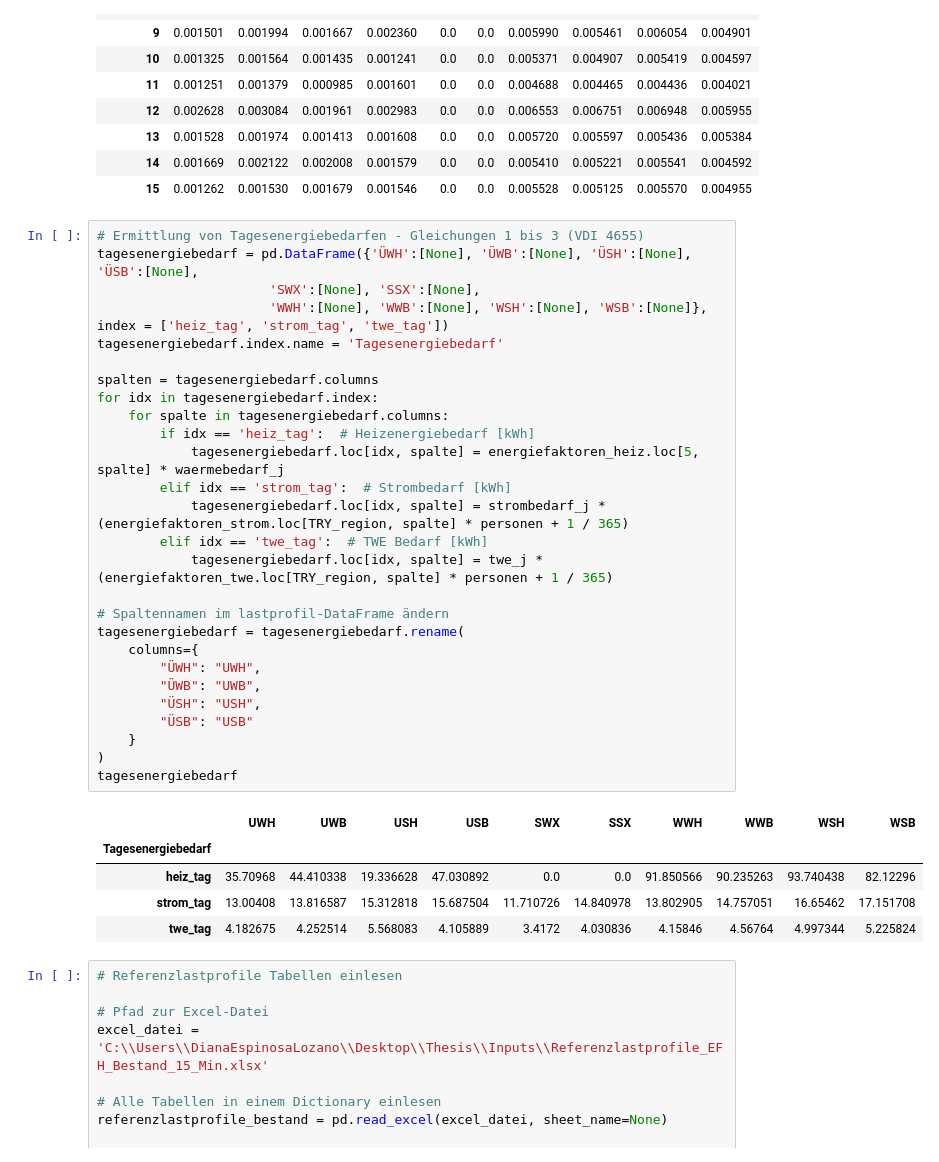
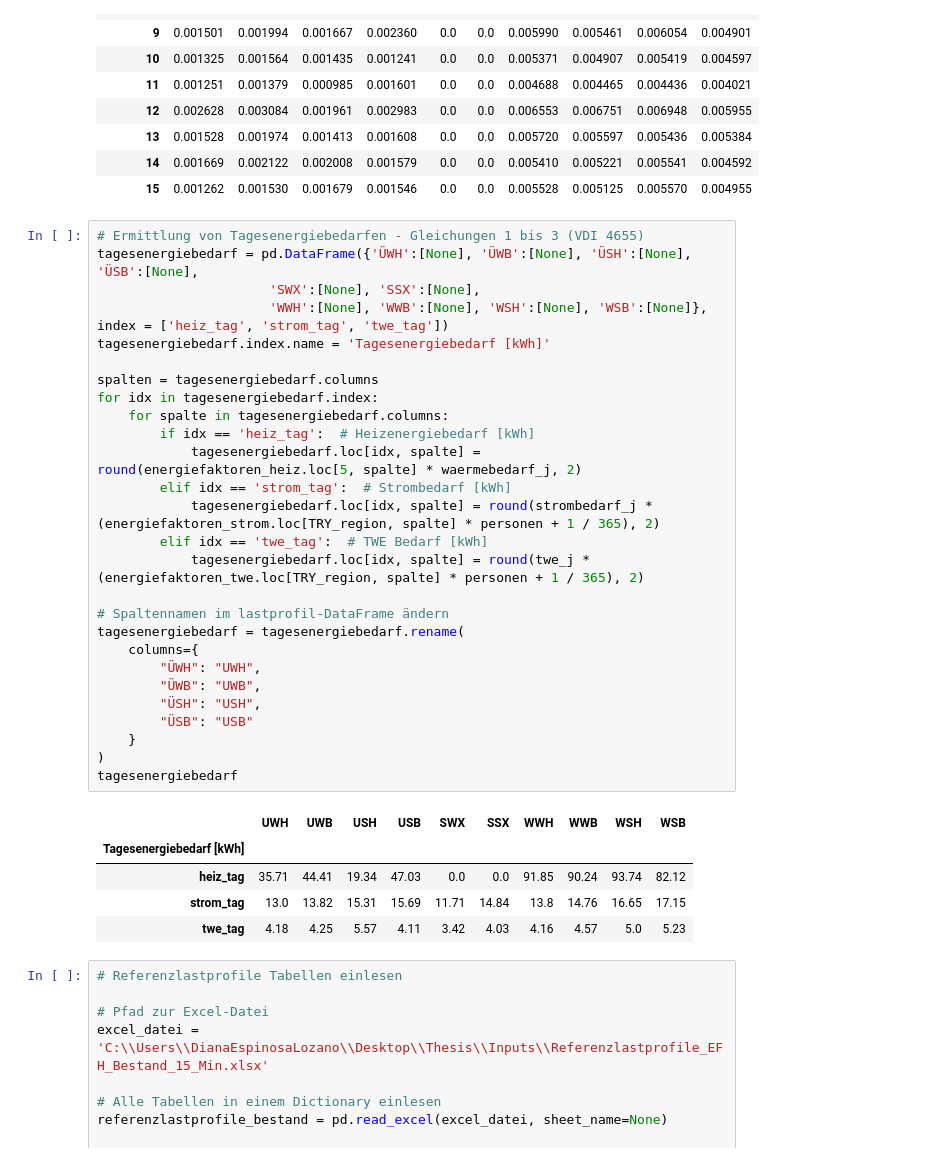
Before and after one commit to d-esplo/hemsrechner, a Jupyter notebook: wp_auswahl_250108.ipynb, the cells around one changed output. Saved outputs shown, nothing was run; the diff lists cells and outputs as text.

```diff
--- a/wp_auswahl_250108.ipynb
+++ b/wp_auswahl_250108.ipynb
@@ -158,36 +163,36 @@ energiefaktoren_heiz
 # %%
 # Ermittlung von Tagesenergiebedarfen - Gleichungen 1 bis 3 (VDI 4655)
 tagesenergiebedarf = pd.DataFrame({'ÜWH':[None], 'ÜWB':[None], 'ÜSH':[None], 'ÜSB':[None],
                       'SWX':[None], 'SSX':[None],
                       'WWH':[None], 'WWB':[None], 'WSH':[None], 'WSB':[None]}, index = ['heiz_tag', 'strom_tag', 'twe_tag'])
-tagesenergiebedarf.index.name = 'Tagesenergiebedarf'
+tagesenergiebedarf.index.name = 'Tagesenergiebedarf [kWh]'
 
 spalten = tagesenergiebedarf.columns
 for idx in tagesenergiebedarf.index:
     for spalte in tagesenergiebedarf.columns:
         if idx == 'heiz_tag':  # Heizenergiebedarf [kWh]
-            tagesenergiebedarf.loc[idx, spalte] = energiefaktoren_heiz.loc[5, spalte] * waermebedarf_j
+            tagesenergiebedarf.loc[idx, spalte] = round(energiefaktoren_heiz.loc[5, spalte] * waermebedarf_j, 2)
         elif idx == 'strom_tag':  # Strombedarf [kWh]
-            tagesenergiebedarf.loc[idx, spalte] = strombedarf_j * (energiefaktoren_strom.loc[TRY_region, spalte] * personen + 1 / 365)
+            tagesenergiebedarf.loc[idx, spalte] = round(strombedarf_j * (energiefaktoren_strom.loc[TRY_region, spalte] * personen + 1 / 365), 2)
         elif idx == 'twe_tag':  # TWE Bedarf [kWh]
-            tagesenergiebedarf.loc[idx, spalte] = twe_j * (energiefaktoren_twe.loc[TRY_region, spalte] * personen + 1 / 365)
+            tagesenergiebedarf.loc[idx, spalte] = round(twe_j * (energiefaktoren_twe.loc[TRY_region, spalte] * personen + 1 / 365), 2)
 
 # Spaltennamen im lastprofil-DataFrame ändern
 tagesenergiebedarf = tagesenergiebedarf.rename(
     columns={
         "ÜWH": "UWH",
         "ÜWB": "UWB",
         "ÜSH": "USH",
         "ÜSB": "USB"
     }
 )
 tagesenergiebedarf
 # %% [output]
 |  | UWH | UWB | USH | USB | SWX | SSX | WWH | WWB | WSH | WSB |
-| Tagesenergiebedarf |  |  |  |  |  |  |  |  |  |  |
-| heiz_tag | 35.70968 | 44.410338 | 19.336628 | 47.030892 | 0.0 | 0.0 | 91.850566 | 90.235263 | 93.740438 | 82.12296 |
-| strom_tag | 13.00408 | 13.816587 | 15.312818 | 15.687504 | 11.710726 | 14.840978 | 13.802905 | 14.757051 | 16.65462 | 17.151708 |
-| twe_tag | 4.182675 | 4.252514 | 5.568083 | 4.105889 | 3.4172 | 4.030836 | 4.15846 | 4.56764 | 4.997344 | 5.225824 |
+| Tagesenergiebedarf [kWh] |  |  |  |  |  |  |  |  |  |  |
+| heiz_tag | 35.71 | 44.41 | 19.34 | 47.03 | 0.0 | 0.0 | 91.85 | 90.24 | 93.74 | 82.12 |
+| strom_tag | 13.0 | 13.82 | 15.31 | 15.69 | 11.71 | 14.84 | 13.8 | 14.76 | 16.65 | 17.15 |
+| twe_tag | 4.18 | 4.25 | 5.57 | 4.11 | 3.42 | 4.03 | 4.16 | 4.57 | 5.0 | 5.23 |
 # %%
 # Referenzlastprofile Tabellen einlesen
 
```
Also changed, not shown: parts of 12 cells of this notebook.
